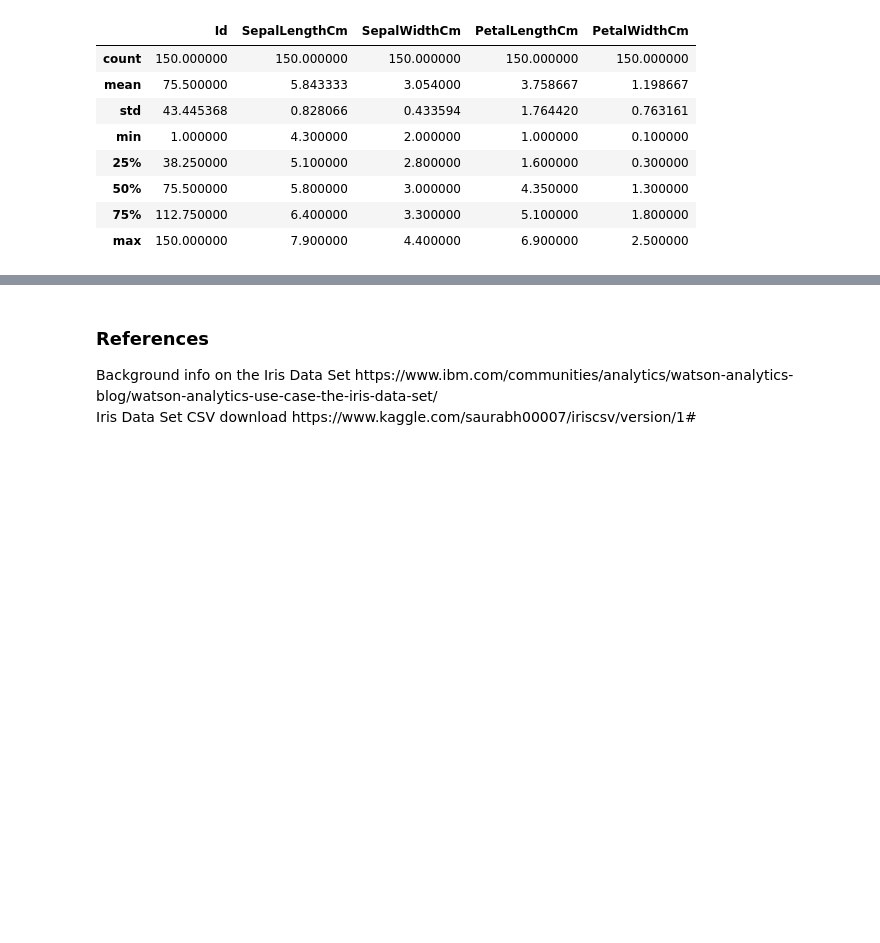
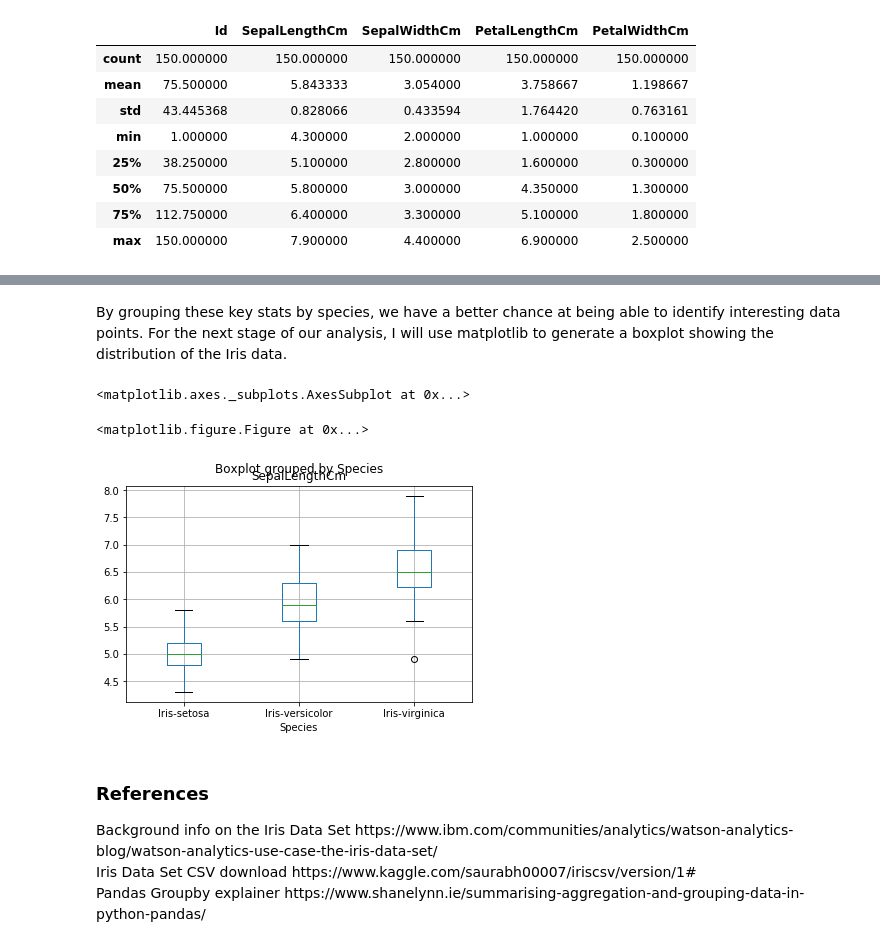
Before and after one commit to cobhan/pands-project-2019, a Jupyter notebook: Iris Dataset Project 2019.ipynb, the cells around one changed output, grey strips where cells are left out. Drawn from its saved outputs; the diff is of its cells as text; code cells hidden in the pictures; blank space fills up the shorter version.

Commit message:
added some boxplots

```diff
--- a/Iris Dataset Project 2019.ipynb
+++ b/Iris Dataset Project 2019.ipynb
@@ -79,4 +95,16 @@ df.boxplot(column=['SepalLengthCm', 'SepalWidthCm', 'PetalLengthCm', 'PetalWidth
+# %% [markdown]
+<p>By grouping these key stats by species, we have a better chance at being able to identify interesting data points. For the next stage of our analysis, I will use matplotlib to generate a boxplot showing the distribution of the Iris data.</p>
+# %%
+import matplotlib.pyplot as plt #import matplotlib
+%matplotlib inline #magic line of code that gets charts to display in Jupyter Notebooks
+plt.suptitle('') #want to remove auto-generated title
+df.boxplot(column='SepalLengthCm',by='Species')
+# %% [output]
+<matplotlib.axes._subplots.AxesSubplot at 0x...>
+<matplotlib.figure.Figure at 0x...>
+[figure, added]
 # %% [markdown]
 <h3>References</h3>
 Background info on the Iris Data Set https://www.ibm.com/communities/analytics/watson-analytics-blog/watson-analytics-use-case-the-iris-data-set/<br>
 Iris Data Set CSV download https://www.kaggle.com/saurabh00007/iriscsv/version/1#<br>
+Pandas Groupby explainer https://www.shanelynn.ie/summarising-aggregation-and-grouping-data-in-python-pandas/<br>
```
Also changed, not shown: parts of 6 cells of this notebook.
